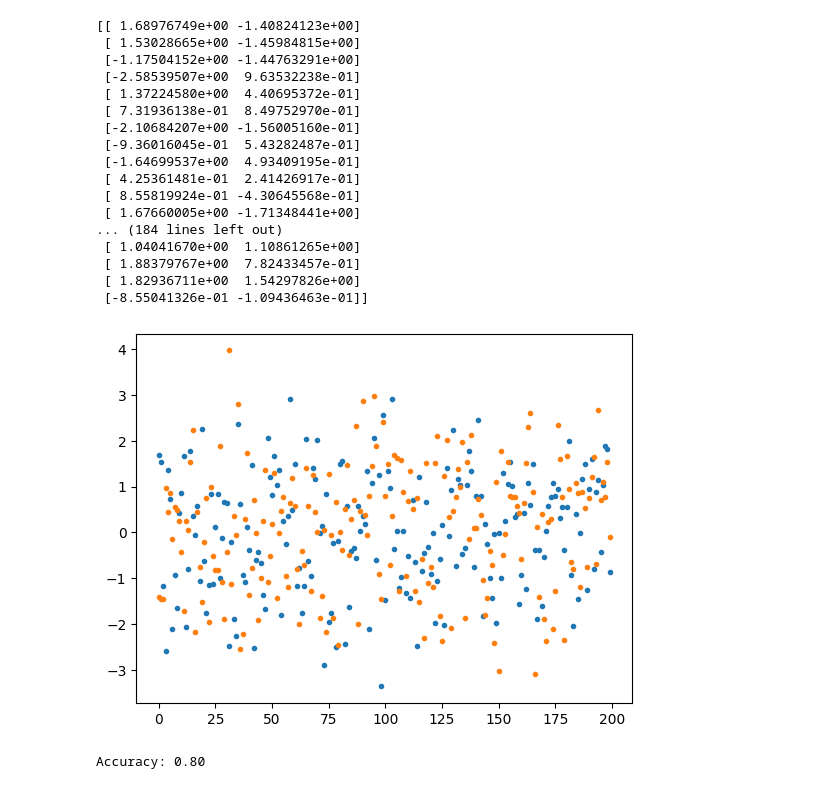
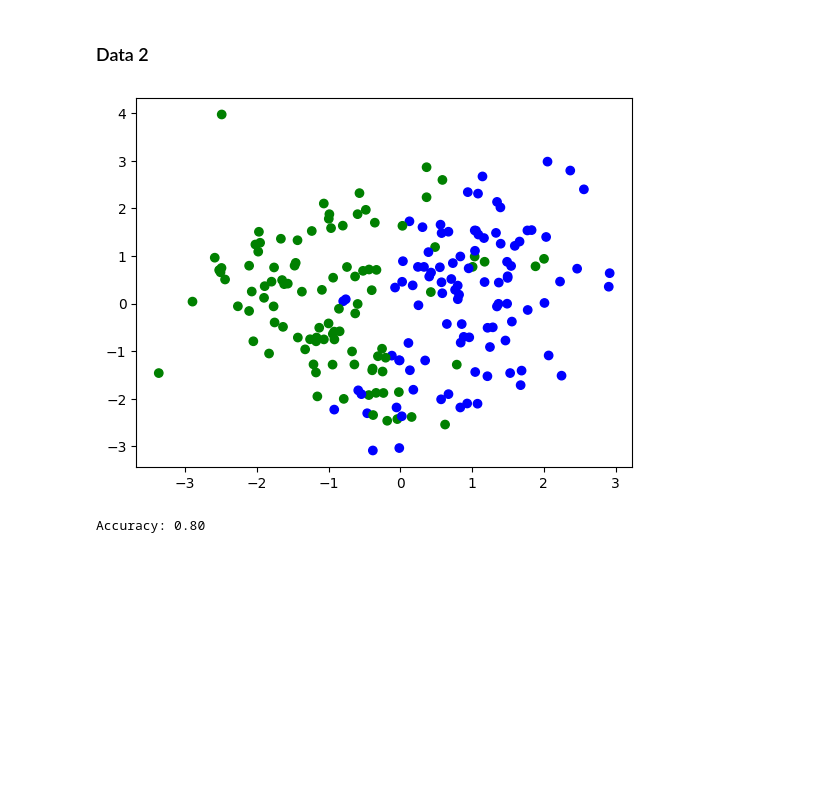
Before and after one commit to MDSALMANSHAMS/Learning, a Jupyter notebook: Python ML/2_Logistic_Regression/1_Binary_LR.ipynb, the cells around one changed output. Saved outputs shown, nothing was run; the diff lists cells and outputs as text; code cells hidden in the pictures; blank space fills up the shorter version.

```diff
--- a/Python ML/2_Logistic_Regression/1_Binary_LR.ipynb
+++ b/Python ML/2_Logistic_Regression/1_Binary_LR.ipynb
@@ -8,28 +56,11 @@ from sklearn.metrics import accuracy_score
+# %% [markdown]
+### Data 2
 # %%
 # Generate synthetic dataset
-X, y = make_classification(n_samples=200, n_features=2, n_informative=2, n_redundant=0, random_state=42)
-print(X)
+X, Y = make_classification(n_samples=200, n_features=2, n_informative=2, n_redundant=0, random_state=42)
+#print(X)
+plt.scatter(X[:,0],X[:,1], c=Y, cmap=ListedColormap(["green", "blue"]))
+plt.show()
 # %% [output]
-[[ 1.68976749e+00 -1.40824123e+00]
- [ 1.53028665e+00 -1.45984815e+00]
- [-1.17504152e+00 -1.44763291e+00]
- [-2.58539507e+00  9.63532238e-01]
- [ 1.37224580e+00  4.40695372e-01]
- [ 7.31936138e-01  8.49752970e-01]
- [-2.10684207e+00 -1.56005160e-01]
- [-9.36016045e-01  5.43282487e-01]
- [-1.64699537e+00  4.93409195e-01]
- [ 4.25361481e-01  2.41426917e-01]
- [ 8.55819924e-01 -4.30645568e-01]
- [ 1.67660005e+00 -1.71348441e+00]
-... (184 lines left out)
- [ 1.04041670e+00  1.10861265e+00]
- [ 1.88379767e+00  7.82433457e-01]
- [ 1.82936711e+00  1.54297826e+00]
- [-8.55041326e-01 -1.09436463e-01]]
+[figure, added]
-# %%
-plt.plot(X[:,:],".")
-plt.show()
-# %% [output]
-[figure, removed]
 # %%
```
Also changed, not shown: parts of 10 cells of this notebook, 3 other files.
